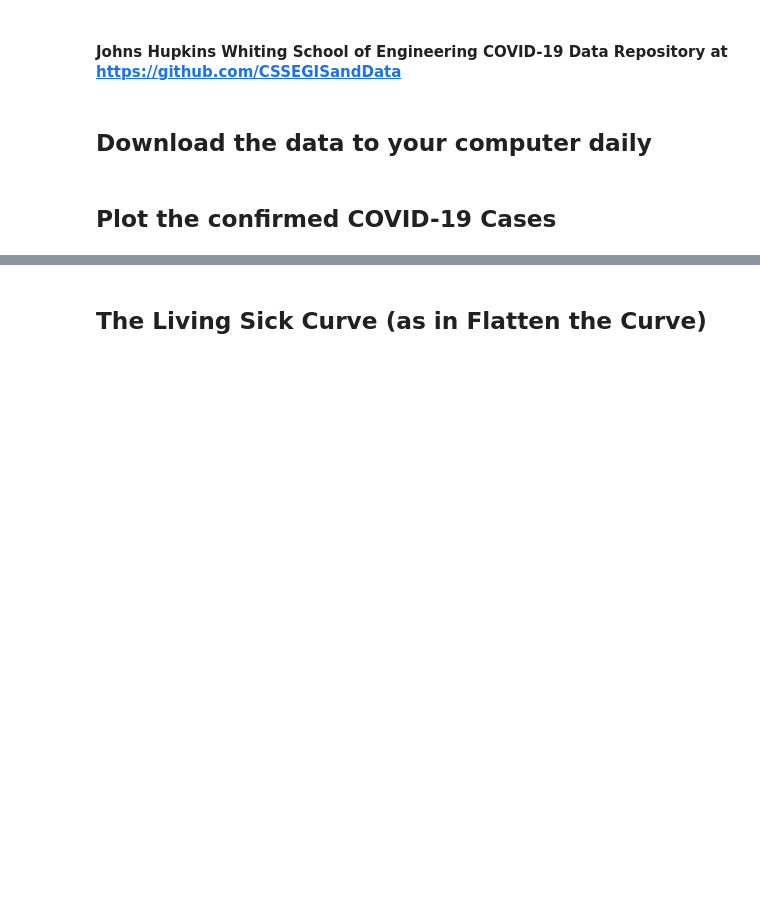
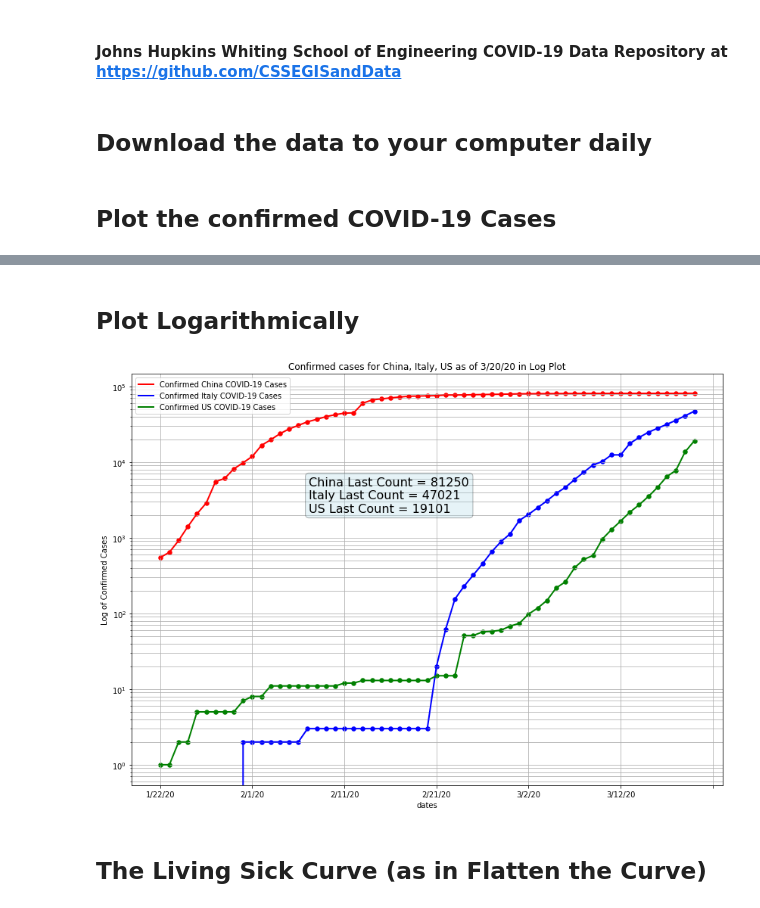
Before and after one commit to sabawi/COVID-19-R-NAUGHT, a Jupyter notebook: covid-19-r-naught.ipynb, the cells around one changed output, grey strips where cells are left out. Cells and saved outputs as stored; diff of their text form; code cells hidden in the pictures; blank space fills up the shorter version.

```diff
--- a/covid-19-r-naught.ipynb
+++ b/covid-19-r-naught.ipynb
@@ -93,3 +93,38 @@ ax.grid(True,which="both")
+# %% [markdown]
+## Plot Logarithmically
+# %%
+## Plot the raw data (logarithmic)
+regions_list = ['China','Italy','US']
+colors = ['red','blue','green']
+list2string = ', '.join([str(elem) for elem in regions_list])
+title = 'Confirmed cases for '+ list2string +' as of '+ str(us_df_cumulative.index[-1]) +' in Log Plot'
+text_strings = []
+fig, ax = plt.subplots(figsize=(14,10))
+#fig.suptitle(title,size=24)
+i = 0
+for r in regions_list:
+    colname = 'Confirmed '+r+' COVID-19 Cases'
+
+    df1 = df_confirmed[df_confirmed['Country/Region'].values == r].copy(deep=True)
+
+    df2 = pd.DataFrame(df1[dates].sum(), columns=[colname])
+    df2['dates'] = dates
+    df2[colname].plot(ax=ax,logy=True,c=colors[i], lw=2, title = title)
+    df2.plot.scatter(ax=ax,logy=True,c=colors[i],x='dates',y=colname,lw=2)
+    text_strings.append(regions_list[i] + ' Last Count = ' + str(int(df2[colname][-1:][0])))
+    i = i +1
+
+textstr = '\n'.join([str(elem) for elem in text_strings])
+props = dict(boxstyle='round', facecolor='lightblue', alpha=0.3)
+ax.text(0.3, 0.75, textstr, transform=ax.transAxes, fontsize=16,fontfamily='sans-serif',
+        verticalalignment='top', bbox=props)
+
+plt.ylabel('Log of Confirmed Cases')
+ax.legend()
+ax.grid(True,which="both")
+plt.show()
+# %% [output]
+[figure, added]
 # %% [markdown]
 ## The Living Sick Curve (as in Flatten the Curve)
 # %%
```
Also changed, not shown: parts of 5 cells of this notebook.
